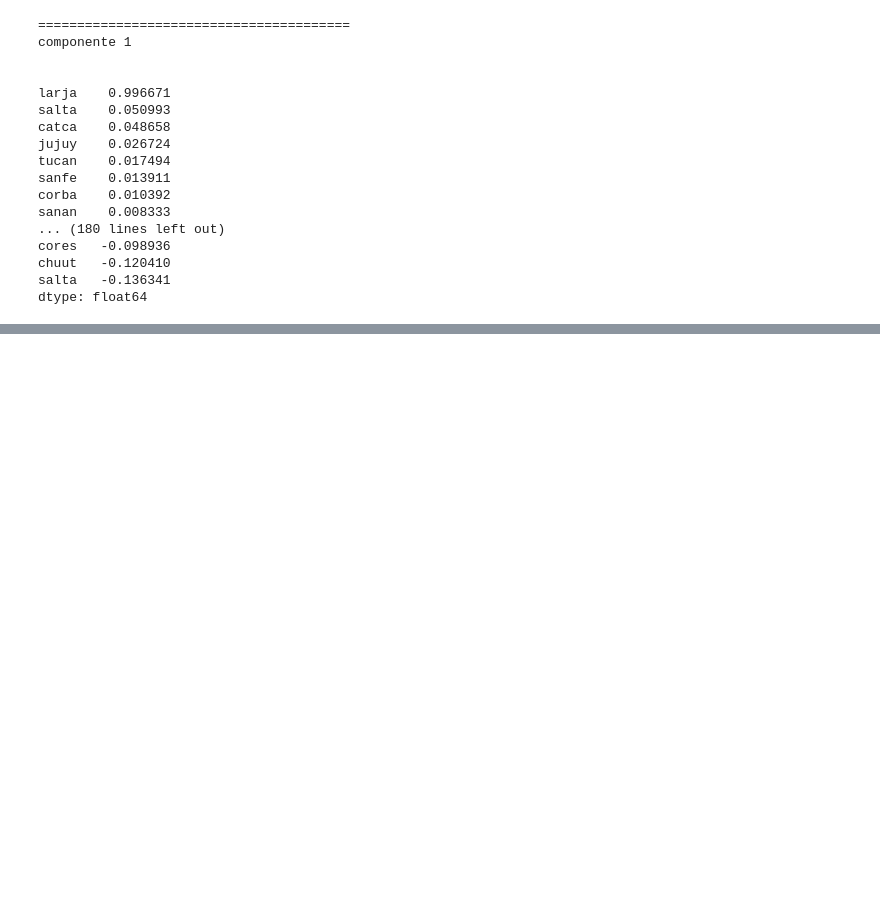
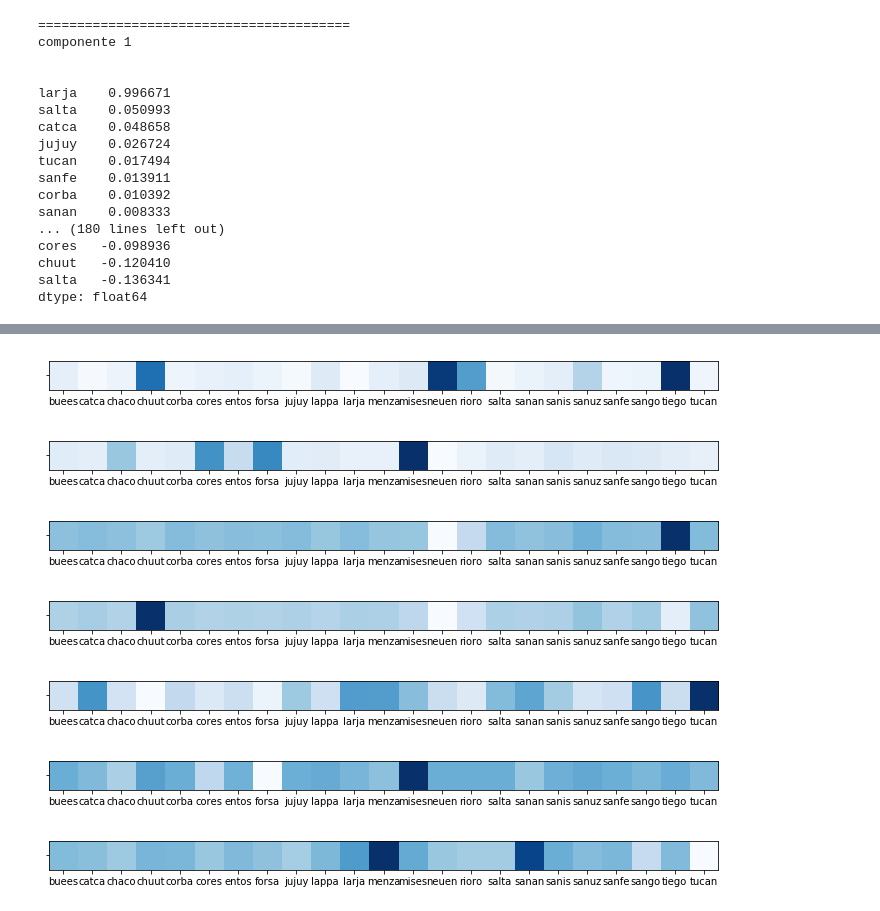
Before and after one commit to daleman/tesis, a Jupyter notebook: notebooks/regiones_pca.ipynb, the cells around one changed output, grey strips where cells are left out. Saved outputs shown, nothing was run; the diff lists cells and outputs as text; code cells hidden in the pictures; blank space fills up the shorter version.

```diff
--- a/notebooks/regiones_pca.ipynb
+++ b/notebooks/regiones_pca.ipynb
@@ -128,0 +162,22 @@ dtype: float64
+# %%
+prov_labels = [x.split("U")[0] for x in columnas_usuarios]
+prov_labels = [x[:3] + x[-2:] for x in prov_labels]
+
+plt.rcParams['figure.figsize'] = (12, 15)
+no_comp = len(pca.components_)
+
+for i, component in enumerate(pca.components_):
+    plt.subplot(no_comp, 1, i+1)
+
+    plt.imshow(component.reshape(1, -1), cmap=plt.cm.Blues)
+    plt.xticks(range(23), prov_labels)
+    plt.yticks(range(1), [''])
+    plt.show()
+# %% [output]
+[figure, added]
+[figure, added]
+[figure, added]
+[figure, added]
+[figure, added]
+[figure, added]
+[figure, added]
```
Also changed, not shown: parts of 9 cells of this notebook.
